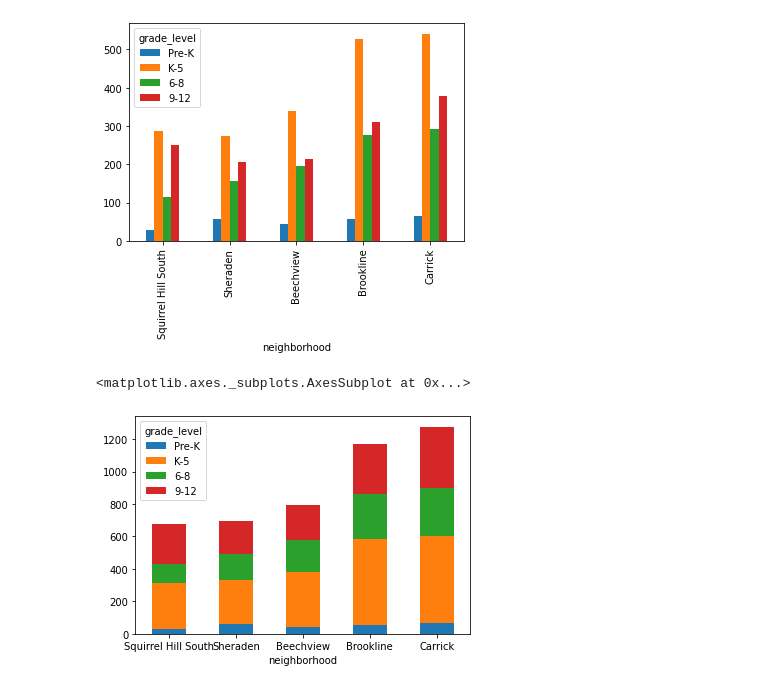
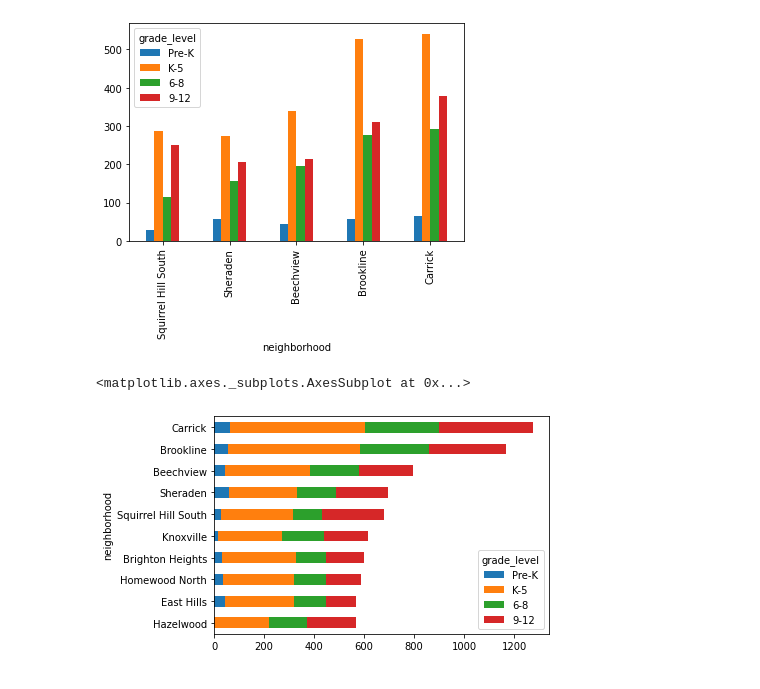
Before and after one commit to srj42/Big-Ideas-Final-Project, a Jupyter notebook: School-Data/schoolData.ipynb, the cells around one changed output. Saved outputs shown, nothing was run; the diff lists cells and outputs as text; code cells hidden in the pictures.

Commit message:
comitting school data

```diff
--- a/School-Data/schoolData.ipynb
+++ b/School-Data/schoolData.ipynb
@@ -11,3 +9,5 @@ drop = schools.dropna(subset = "total_students_enrolled")
+# %%
+drop = schools.fillna(value = 0)
 # %%
 students = drop[["neighborhood", "total_students_enrolled", "grade_level"]]
 students.head(10)
@@ -106,7 +106,7 @@ sort_enroll[["Pre-K", "K-5", "6-8", "9-12"]].tail().plot(kind="bar")
 <matplotlib.axes._subplots.AxesSubplot at 0x...>
 [figure]
 # %%
-sort_enroll[["Pre-K", "K-5", "6-8", "9-12"]].tail().plot.bar(stacked=True, rot=0)
+sort_enroll[["Pre-K", "K-5", "6-8", "9-12"]].tail(10).plot.barh(stacked=True, rot=0)
 # %% [output]
 <matplotlib.axes._subplots.AxesSubplot at 0x...>
-[figure, old version]
+[figure, new version]
```
Also changed, not shown: parts of 9 cells of this notebook, 4 other files.
